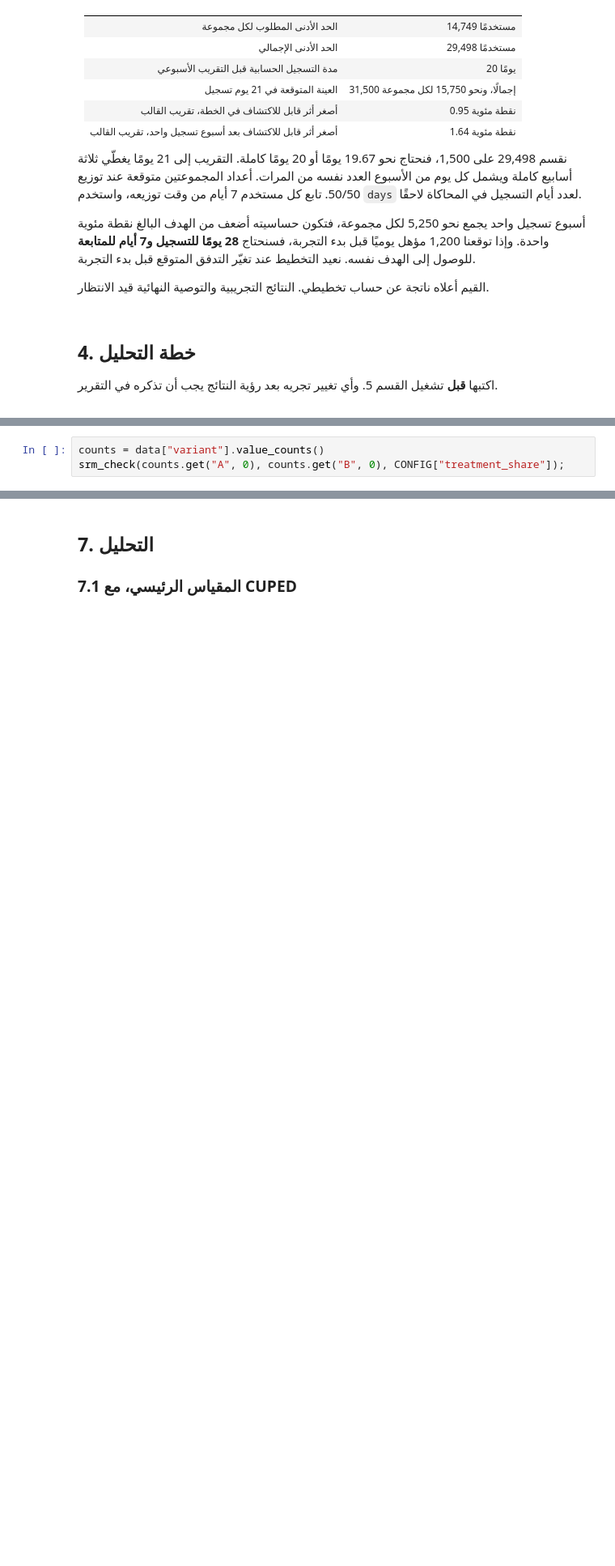
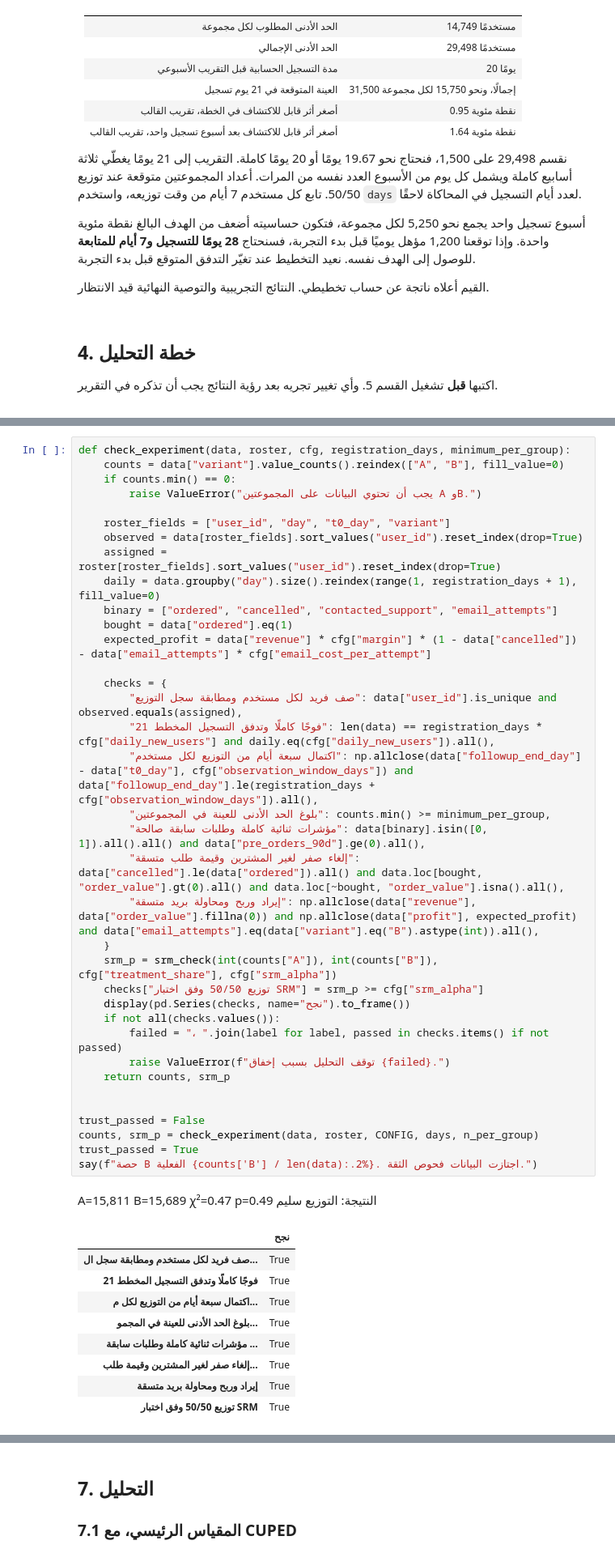
Before and after one commit to turki-91/abandoned-cart-reminder-ab-test, a Jupyter notebook: project_template.ipynb, the cells around one changed output, grey strips where cells are left out. Shown at 81% size. Cells and saved outputs as stored; diff of their text form; blank space fills up the shorter version.

```diff
--- a/project_template.ipynb
+++ b/project_template.ipynb
@@ -383,4 +452,48 @@ data.head()
 </div>
 # %%
-counts = data["variant"].value_counts()
-srm_check(counts.get("A", 0), counts.get("B", 0), CONFIG["treatment_share"]);
+def check_experiment(data, roster, cfg, registration_days, minimum_per_group):
+    counts = data["variant"].value_counts().reindex(["A", "B"], fill_value=0)
+    if counts.min() == 0:
+        raise ValueError("يجب أن تحتوي البيانات على المجموعتين A وB.")
+
+    roster_fields = ["user_id", "day", "t0_day", "variant"]
+    observed = data[roster_fields].sort_values("user_id").reset_index(drop=True)
+    assigned = roster[roster_fields].sort_values("user_id").reset_index(drop=True)
+    daily = data.groupby("day").size().reindex(range(1, registration_days + 1), fill_value=0)
+    binary = ["ordered", "cancelled", "contacted_support", "email_attempts"]
+    bought = data["ordered"].eq(1)
+    expected_profit = data["revenue"] * cfg["margin"] * (1 - data["cancelled"]) - data["email_attempts"] * cfg["email_cost_per_attempt"]
+
+    checks = {
+        "صف فريد لكل مستخدم ومطابقة سجل التوزيع": data["user_id"].is_unique and observed.equals(assigned),
+        "21 فوجًا كاملًا وتدفق التسجيل المخطط": len(data) == registration_days * cfg["daily_new_users"] and daily.eq(cfg["daily_new_users"]).all(),
+        "اكتمال سبعة أيام من التوزيع لكل مستخدم": np.allclose(data["followup_end_day"] - data["t0_day"], cfg["observation_window_days"]) and data["followup_end_day"].le(registration_days + cfg["observation_window_days"]).all(),
+        "بلوغ الحد الأدنى للعينة في المجموعتين": counts.min() >= minimum_per_group,
+        "مؤشرات ثنائية كاملة وطلبات سابقة صالحة": data[binary].isin([0, 1]).all().all() and data["pre_orders_90d"].ge(0).all(),
+        "إلغاء صفر لغير المشترين وقيمة طلب متسقة": data["cancelled"].le(data["ordered"]).all() and data.loc[bought, "order_value"].gt(0).all() and data.loc[~bought, "order_value"].isna().all(),
+        "إيراد وربح ومحاولة بريد متسقة": np.allclose(data["revenue"], data["order_value"].fillna(0)) and np.allclose(data["profit"], expected_profit) and data["email_attempts"].eq(data["variant"].eq("B").astype(int)).all(),
+    }
+    srm_p = srm_check(int(counts["A"]), int(counts["B"]), cfg["treatment_share"], cfg["srm_alpha"])
+    checks["توزيع 50/50 وفق اختبار SRM"] = srm_p >= cfg["srm_alpha"]
+    display(pd.Series(checks, name="نجح").to_frame())
+    if not all(checks.values()):
+        failed = "، ".join(label for label, passed in checks.items() if not passed)
+        raise ValueError(f"توقف التحليل بسبب إخفاق {failed}.")
+    return counts, srm_p
+
+
+trust_passed = False
+counts, srm_p = check_experiment(data, roster, CONFIG, days, n_per_group)
+trust_passed = True
+say(f"حصة B الفعلية {counts['B'] / len(data):.2%}. اجتازت البيانات فحوص الثقة.")
+# %% [output]
+A=15,811 B=15,689 χ²=0.47 p=0.49 النتيجة: التوزيع سليم
+|  | نجح |
+| صف فريد لكل مستخدم ومطابقة سجل ال... | True |
+| 21 فوجًا كاملًا وتدفق التسجيل المخطط | True |
+| اكتمال سبعة أيام من التوزيع لكل م... | True |
+| بلوغ الحد الأدنى للعينة في المجمو... | True |
+| مؤشرات ثنائية كاملة وطلبات سابقة ... | True |
+| إلغاء صفر لغير المشترين وقيمة طلب... | True |
+| إيراد وربح ومحاولة بريد متسقة | True |
+| توزيع 50/50 وفق اختبار SRM | True |
```
Also changed, not shown: parts of 17 cells of this notebook, 2 other files.
